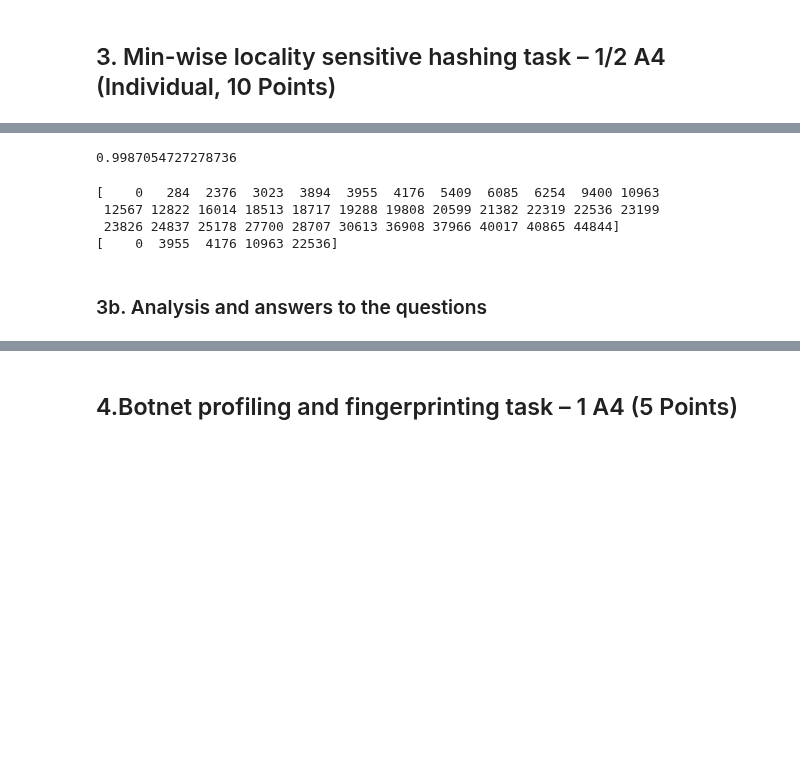
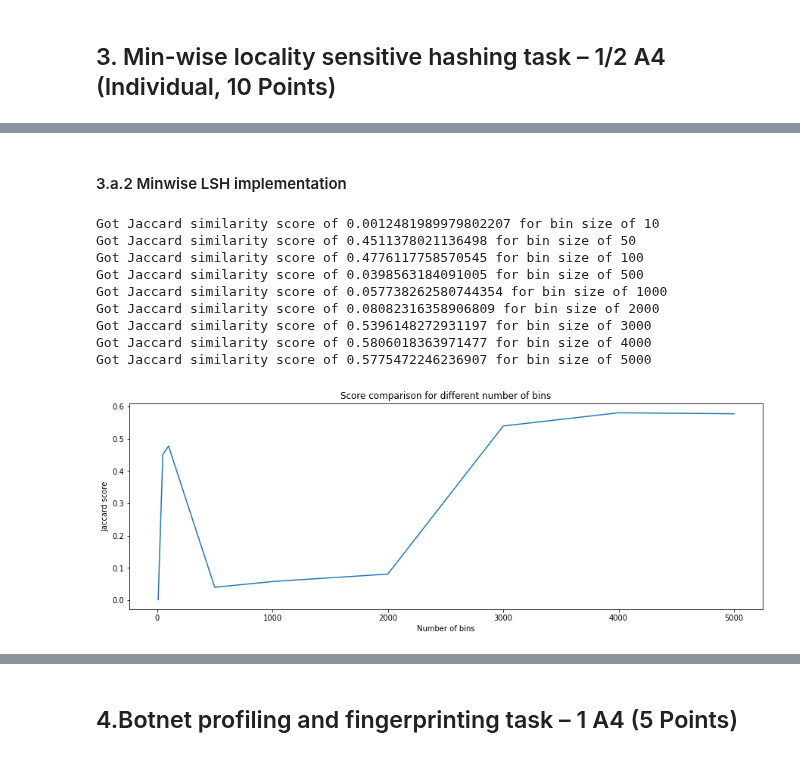
Before and after one commit to kponichtera/cs4035-cda, a Jupyter notebook: lab3/lab3.ipynb, the cells around one changed output, grey strips where cells are left out. Saved outputs shown, nothing was run; the diff lists cells and outputs as text; code cells hidden in the pictures; blank space fills up the shorter version.

```diff
--- a/lab3/lab3.ipynb
+++ b/lab3/lab3.ipynb
@@ -344,35 +315,2 @@ print(indices_lsh)
-# %%
-test_dict = dict()
-for index, val in enumerate(indices):
-    val = val[0]
-    if val in test_dict:
-        test_dict[val].append(index)
-    else:
-        test_dict[val] = [index]
-
-def sim_error(y_true, y_pred):
-    sum = 0
-    for ind in y_pred:
-        if ind in y_true:
-            sum += 1
-    sum /= len(y_pred)
-    return sum
-
-from sklearn.metrics import mean_squared_error, accuracy_score, jaccard_score
-
-y_true = list(map(lambda x: x[0], indices))
-y_pred = list(map(lambda x: x[0], indices_lsh))
-
-print(jaccard_score(y_true, y_pred, average='weighted'))
-# %% [output]
-0.9987054727278736
-# %%
-print(np.unique(y_true))
-print(np.unique(y_pred))
-# %% [output]
-[    0   284  2376  3023  3894  3955  4176  5409  6085  6254  9400 10963
- 12567 12822 16014 18513 18717 19288 19808 20599 21382 22319 22536 23199
- 23826 24837 25178 27700 28707 30613 36908 37966 40017 40865 44844]
-[    0  3955  4176 10963 22536]
-# %% [markdown]
-### 3b. Analysis and answers to the questions
+# %% [markdown]
+#### 3.a.2 Minwise LSH implementation
@@ -378,0 +341,39 @@ print(np.unique(y_pred))
+# %%
+from sklearn.metrics import jaccard_score
+
+def apply_min_lsh(ip_3gram_profiles, keys, true_nn_indices, bin_size):
+    min_lsh_nn = min_lsh(ip_3gram_profiles, keys, bin_size)
+
+    X = np.array(min_lsh_nn).reshape(-1, 1)
+    nbrs = NearestNeighbors(n_neighbors=1, algorithm='ball_tree').fit(X)
+    _, indices_lsh = nbrs.kneighbors(X)
+
+    y_true = list(map(lambda x: x[0], true_nn_indices))
+    y_pred = list(map(lambda x: x[0], indices_lsh))
+
+    score = jaccard_score(y_true, y_pred, average='weighted')
+    print('Got Jaccard similarity score of', score, 'for bin size of', bin_size)
+    return score
+# %%
+# experient with more bin sizes
+
+bin_sizes = [10, 50, 100, 500, 1000, 2000, 3000, 4000, 5000]
+scores = [apply_min_lsh(ip_3gram_profiles, ip_3gram_profiles.keys(), indices_true_nn, bin_size) for bin_size in bin_sizes]
+
+_, ax = plt.subplots(1, 1, figsize=(15, 5))
+ax.plot(bin_sizes, scores)
+ax.set_xlabel('Number of bins')
+ax.set_ylabel('Jaccard score')
+ax.set_title('Score comparison for different number of bins')
+plt.show()
+# %% [output]
+Got Jaccard similarity score of 0.0012481989979802207 for bin size of 10
+Got Jaccard similarity score of 0.4511378021136498 for bin size of 50
+Got Jaccard similarity score of 0.4776117758570545 for bin size of 100
+Got Jaccard similarity score of 0.0398563184091005 for bin size of 500
+Got Jaccard similarity score of 0.057738262580744354 for bin size of 1000
+Got Jaccard similarity score of 0.08082316358906809 for bin size of 2000
+Got Jaccard similarity score of 0.5396148272931197 for bin size of 3000
+Got Jaccard similarity score of 0.5806018363971477 for bin size of 4000
+Got Jaccard similarity score of 0.5775472246236907 for bin size of 5000
+[figure, added]
```
Also changed, not shown: parts of 16 cells of this notebook.
